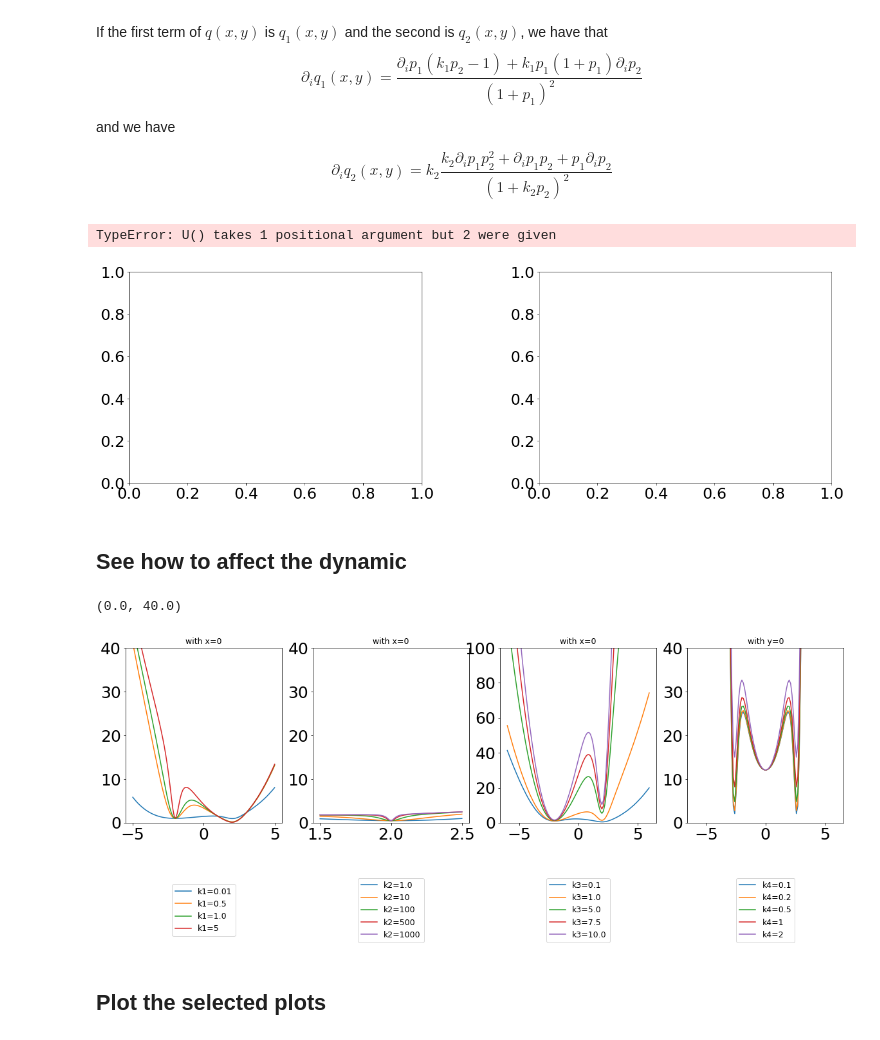
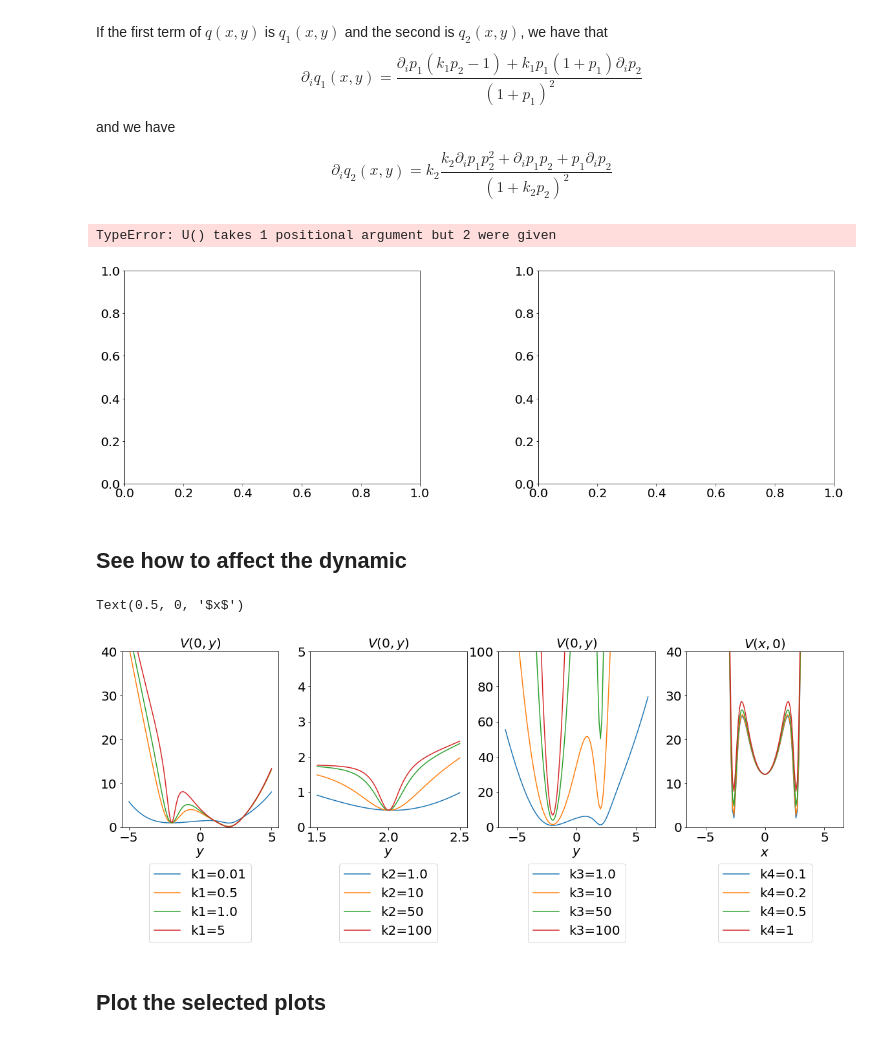
Before and after one commit to alixsleroy/Stepupyourgame, a Jupyter notebook: eddie/visualisations/Anisotropic_modified.ipynb, the cells around one changed output. Drawn from its saved outputs; the diff is of its cells as text; code cells hidden in the pictures.

```diff
--- a/eddie/visualisations/Anisotropic_modified.ipynb
+++ b/eddie/visualisations/Anisotropic_modified.ipynb
@@ -14,7 +14,7 @@ from mpl_toolkits import mplot3d
 
 # nrank = sys.argv[0]
 path="/home/s2133976/OneDrive/ExtendedProject/Code/Stepupyourgame/Stepupyourgame/data/C/underdamped_2d_ani_mod/"
-font_size=25
+font_size=20
 lw=3
 s=10
 def U(x):
@@ -189,7 +189,7 @@ fig.colorbar(pcm, ax=axs[0], extend='max')
 # plt.show()
 # %% [output]
 TypeError: U() takes 1 positional argument but 2 were given
-[figure, old version]
+[figure, new version]
 # %% [markdown]
 ## See how to affect the dynamic
 # %%
@@ -230,26 +230,22 @@ k1,k2,k3,k4=0.1,1.,0.1,0.1
 ax[1].plot(yplot,Utest(0,yplot,k1,k2,k3,k4),label="k2="+str(k2))
 k1,k2,k3,k4=0.1,10,0.1,0.1
 ax[1].plot(yplot,Utest(0,yplot,k1,k2,k3,k4),label="k2="+str(k2))
-k1,k2,k3,k4=0.1,100,0.1,0.1
+k1,k2,k3,k4=0.1,50,0.1,0.1
 ax[1].plot(yplot,Utest(0,yplot,k1,k2,k3,k4),label="k2="+str(k2))
-k1,k2,k3,k4=.1,500,0.1,.1
-ax[1].plot(yplot,Utest(0,yplot,k1,k2,k3,k4),label="k2="+str(k2))
-k1,k2,k3,k4=0.1,1000,0.1,.1
+k1,k2,k3,k4=.1,100,0.1,.1
 ax[1].plot(yplot,Utest(0,yplot,k1,k2,k3,k4),label="k2="+str(k2))
 
 # When k3 varies
 #################
 # see what is happening when x=cst
 yplot=np.linspace(-6,6,100)
-k1,k2,k3,k4=0.1,1.,0.1,0.1
-ax[2].plot(yplot,Utest(0,yplot,k1,k2,k3,k4),label="k3="+str(k3))
 k1,k2,k3,k4=0.1,1.,1.,0.1
 ax[2].plot(yplot,Utest(0,yplot,k1,k2,k3,k4),label="k3="+str(k3))
-k1,k2,k3,k4=0.1,1.,5.,0.1
+k1,k2,k3,k4=0.1,1.,10,0.1
 ax[2].plot(yplot,Utest(0,yplot,k1,k2,k3,k4),label="k3="+str(k3))
-k1,k2,k3,k4=0.1,1.,7.5,0.1
+k1,k2,k3,k4=0.1,1.,50,0.1
 ax[2].plot(yplot,Utest(0,yplot,k1,k2,k3,k4),label="k3="+str(k3))
-k1,k2,k3,k4=0.1,1.,10.,0.1
+k1,k2,k3,k4=0.1,1.,100,0.1
 ax[2].plot(yplot,Utest(0,yplot,k1,k2,k3,k4),label="k3="+str(k3))
 
 
@@ -258,46 +254,50 @@ ax[2].plot(yplot,Utest(0,yplot,k1,k2,k3,k4),label="k3="+str(k3))
 # see what is happening when x=cst
 yplot=np.linspace(-6,6,100)
 ycst=5
 k1,k2,k3,k4=0.1,1.,0.1,0.1
 ax[3].plot(yplot,Utest(yplot,ycst,k1,k2,k3,k4),label="k4="+str(k4))
 k1,k2,k3,k4=0.1,1.,0.1,0.2
 ax[3].plot(yplot,Utest(yplot,ycst,k1,k2,k3,k4),label="k4="+str(k4))
 k1,k2,k3,k4=0.1,1.,0.1,0.5
 ax[3].plot(yplot,Utest(yplot,ycst,k1,k2,k3,k4),label="k4="+str(k4))
 k1,k2,k3,k4=0.1,1.,0.1,1
 ax[3].plot(yplot,Utest(yplot,ycst,k1,k2,k3,k4),label="k4="+str(k4))
-k1,k2,k3,k4=0.1,1.,0.1,2
-ax[3].plot(yplot,Utest(yplot,ycst,k1,k2,k3,k4),label="k4="+str(k4))
 
-ax[0].set_title("with x=0",fontsize=font_size/2)
-ax[1].set_title("with x=0",fontsize=font_size/2)
-ax[2].set_title("with x=0",fontsize=font_size/2)
-ax[3].set_title("with y=0",fontsize=font_size/2)
+ax[0].set_title("$V(0,y)$",fontsize=font_size)
+ax[1].set_title("$V(0,y)$",fontsize=font_size)
+ax[2].set_title("$V(0,y)$",fontsize=font_size)
+ax[3].set_title("$V(x,0)$",fontsize=font_size)
 
-ax[0].legend(fontsize=font_size/2, bbox_to_anchor=[0.5, -0.5],
+ax[0].legend(fontsize=font_size, bbox_to_anchor=[0.5, -0.43],
            loc='center', ncol=1)
-ax[1].legend(fontsize=font_size/2, bbox_to_anchor=[0.5, -0.5],
+ax[1].legend(fontsize=font_size, bbox_to_anchor=[0.5, -0.43],
            loc='center', ncol=1)
-ax[2].legend(fontsize=font_size/2, bbox_to_anchor=[0.5, -0.5],
+ax[2].legend(fontsize=font_size, bbox_to_anchor=[0.5, -0.43],
            loc='center', ncol=1)
-ax[3].legend(fontsize=font_size/2, bbox_to_anchor=[0.5, -0.5],
+ax[3].legend(fontsize=font_size, bbox_to_anchor=[0.5, -0.43],
            loc='center', ncol=1)
 
 ax[0].set_ylim([0,40])
-ax[1].set_ylim([0,40])
+ax[1].set_ylim([0,5])
 ax[2].set_ylim([0,100])
 ax[3].set_ylim([0,40])
+
+ax[0].set_xlabel("$y$",fontsize=font_size)
+ax[1].set_xlabel("$y$",fontsize=font_size)
+ax[2].set_xlabel("$y$",fontsize=font_size)
+ax[3].set_xlabel("$x$",fontsize=font_size)
+
 
 # ##See what is happening when y=cst
 # Z =U(yplot,2)
 # ax[1].plot(yplot,Z)
 # ax[1].set_title("with y=2",fontsize=font_size)
 
 
 # ax[1].set_ylim(0,20)
 # %% [output]
-(0.0, 40.0)
+Text(0.5, 0, '$x$')
-[figure, old version]
+[figure, new version]
 # %% [markdown]
 ## Plot the selected plots
 # %%
```
Also changed, not shown: parts of 10 cells of this notebook, 12 other files.
